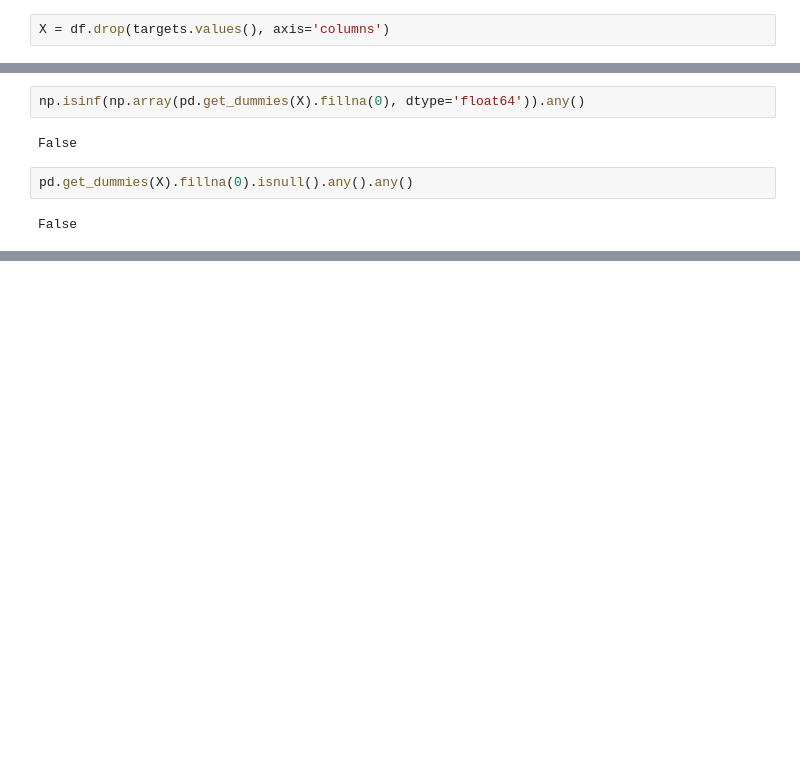
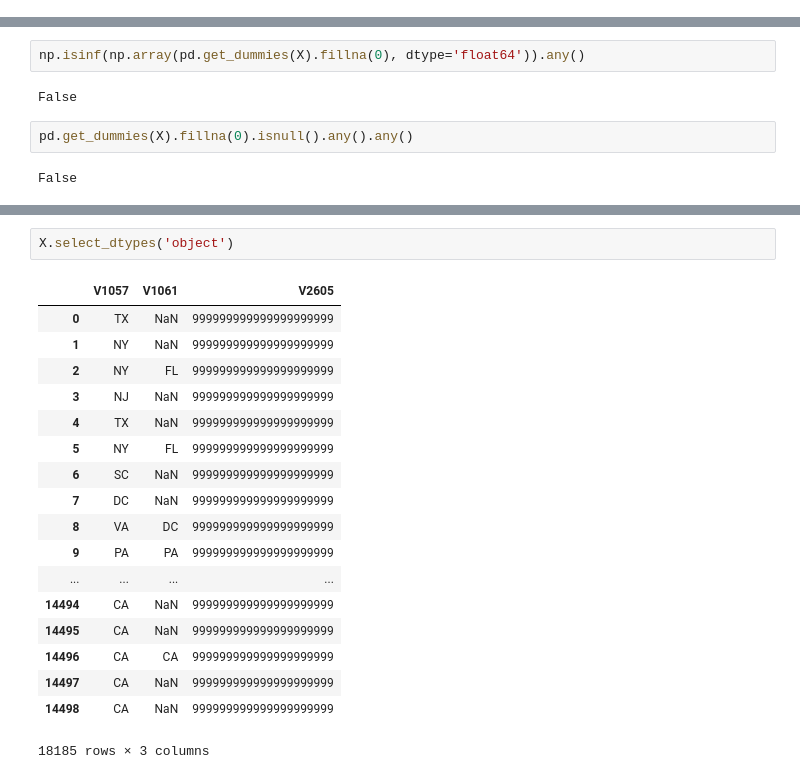
Before and after one commit to benbranchflower/applied_machine_learning, a Jupyter notebook: prison_violations.ipynb, the cells around one changed output, grey strips where cells are left out. Cells and saved outputs as stored; diff of their text form; blank space fills up the shorter version.

```diff
--- a/prison_violations.ipynb
+++ b/prison_violations.ipynb
@@ -106,5 +267,3 @@ y_num = df.loc[:,[c for c in targets.values() if re.search(r'^n_.*', c) or c ==
 # %%
 y_cat.replace([9,8,7,2],[np.nan,np.nan,np.nan,0], inplace=True)
 violator = y_cat.max(axis='columns')
-# %%
-X = df.drop(targets.values(), axis='columns')
@@ -287,0 +497,21 @@ False
+# %%
+X.select_dtypes('object')
+# %% [output]
+|  | V1057 | V1061 | V2605 |
+| 0 | TX | NaN | 999999999999999999999 |
+| 1 | NY | NaN | 999999999999999999999 |
+| 2 | NY | FL | 999999999999999999999 |
+| 3 | NJ | NaN | 999999999999999999999 |
+| 4 | TX | NaN | 999999999999999999999 |
+| 5 | NY | FL | 999999999999999999999 |
+| 6 | SC | NaN | 999999999999999999999 |
+| 7 | DC | NaN | 999999999999999999999 |
+| 8 | VA | DC | 999999999999999999999 |
+| 9 | PA | PA | 999999999999999999999 |
+| ... | ... | ... | ... |
+| 14494 | CA | NaN | 999999999999999999999 |
+| 14495 | CA | NaN | 999999999999999999999 |
+| 14496 | CA | CA | 999999999999999999999 |
+| 14497 | CA | NaN | 999999999999999999999 |
+| 14498 | CA | NaN | 999999999999999999999 |
+18185 rows × 3 columns
```
Also changed, not shown: parts of 34 cells of this notebook.
